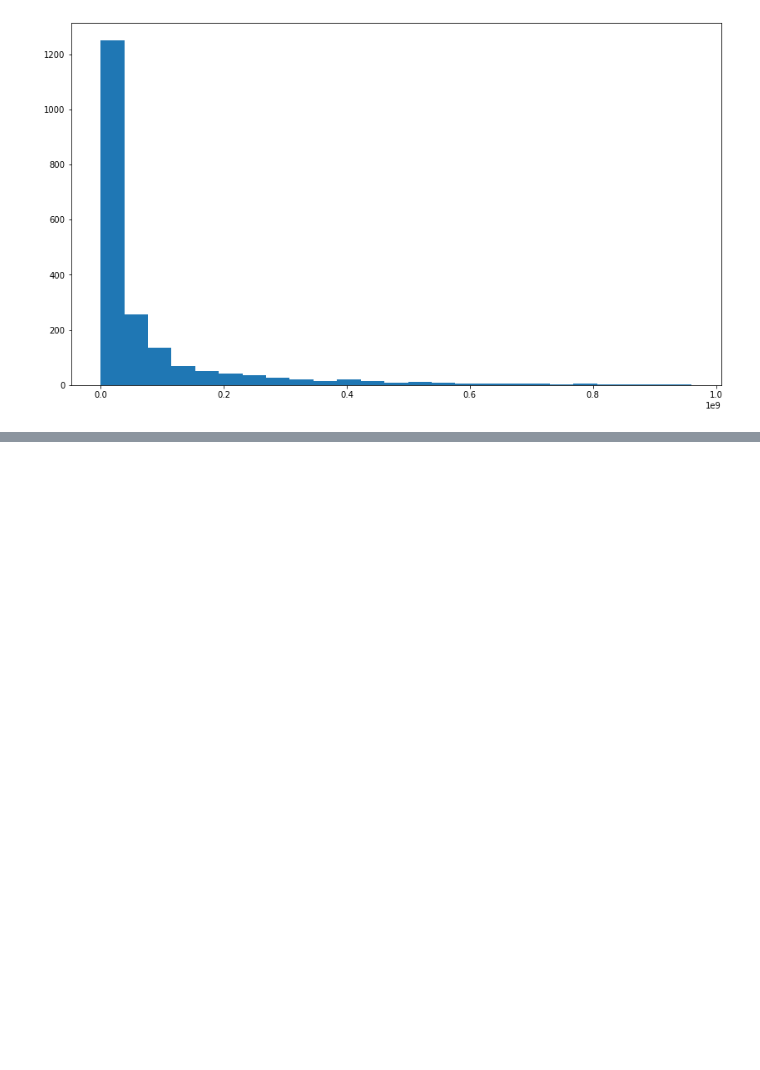
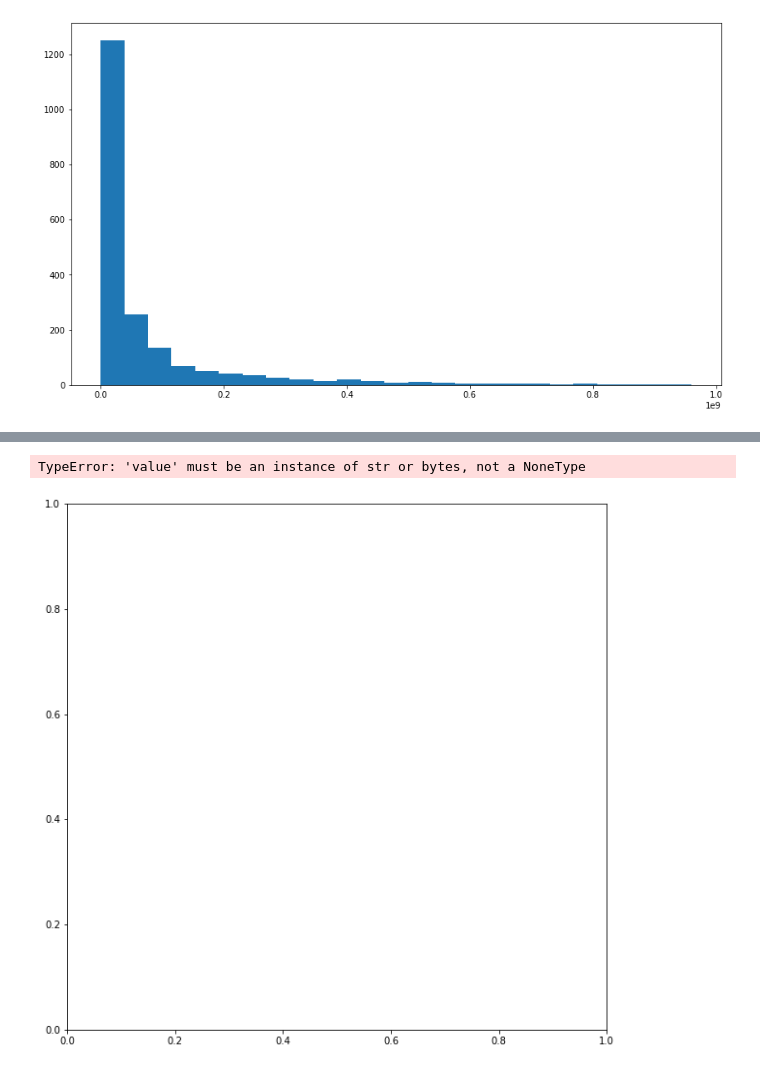
Before and after one commit to kevgross89/dsc-phase-1-project-v2-4, a Jupyter notebook: student.ipynb, the cells around one changed output, grey strips where cells are left out. Saved outputs shown, nothing was run; the diff lists cells and outputs as text; code cells hidden in the pictures; blank space fills up the shorter version.

```diff
--- a/student.ipynb
+++ b/student.ipynb
@@ -141,0 +208,2 @@ ax.hist(movie_cleaned['foreign_gross'], bins = 25);
+# %%
+ratings_and_gross = pd.merge(IM_DB, movie_cleaned, left_on = ['primary_title', 'start_year'], right_on = ['title', 'year'])
@@ -141,0 +264,4 @@ ax.hist(movie_cleaned['foreign_gross'], bins = 25);
+# %%
+#Because it is hard to interpret 261 different combinations of genres, I am going to break them out
+
+ratings_and_gross[['Genre 1', 'Genre 2', 'Genre 3']] = ratings_and_gross['genres'].str.split(',', expand=True)
@@ -141,0 +288,4 @@ ax.hist(movie_cleaned['foreign_gross'], bins = 25);
+# %%
+box_office_hits = ratings_and_gross[ratings_and_gross['domestic_gross'] > 50000000]
+
+len(box_office_hits)
@@ -141,0 +294,9 @@ ax.hist(movie_cleaned['foreign_gross'], bins = 25);
+# %%
+genres = list(set(box_office_hits['Genre 1']))
+count1 = box_office_hits['Genre 1'].value_counts(dropna=True)
+count2 = box_office_hits['Genre 2'].value_counts(dropna=True)
+count3 = box_office_hits['Genre 3'].value_counts(dropna=True)
+
+count1
+#print(count2)
+#print(count3)
@@ -141,0 +316,7 @@ ax.hist(movie_cleaned['foreign_gross'], bins = 25);
+# %%
+fig, ax = plt.subplots(figsize=(10,10))
+
+ax.barh(genres, width = counts);
+# %% [output]
+TypeError: 'value' must be an instance of str or bytes, not a NoneType
+[figure, added]
```
Also changed, not shown: parts of 18 cells of this notebook.
